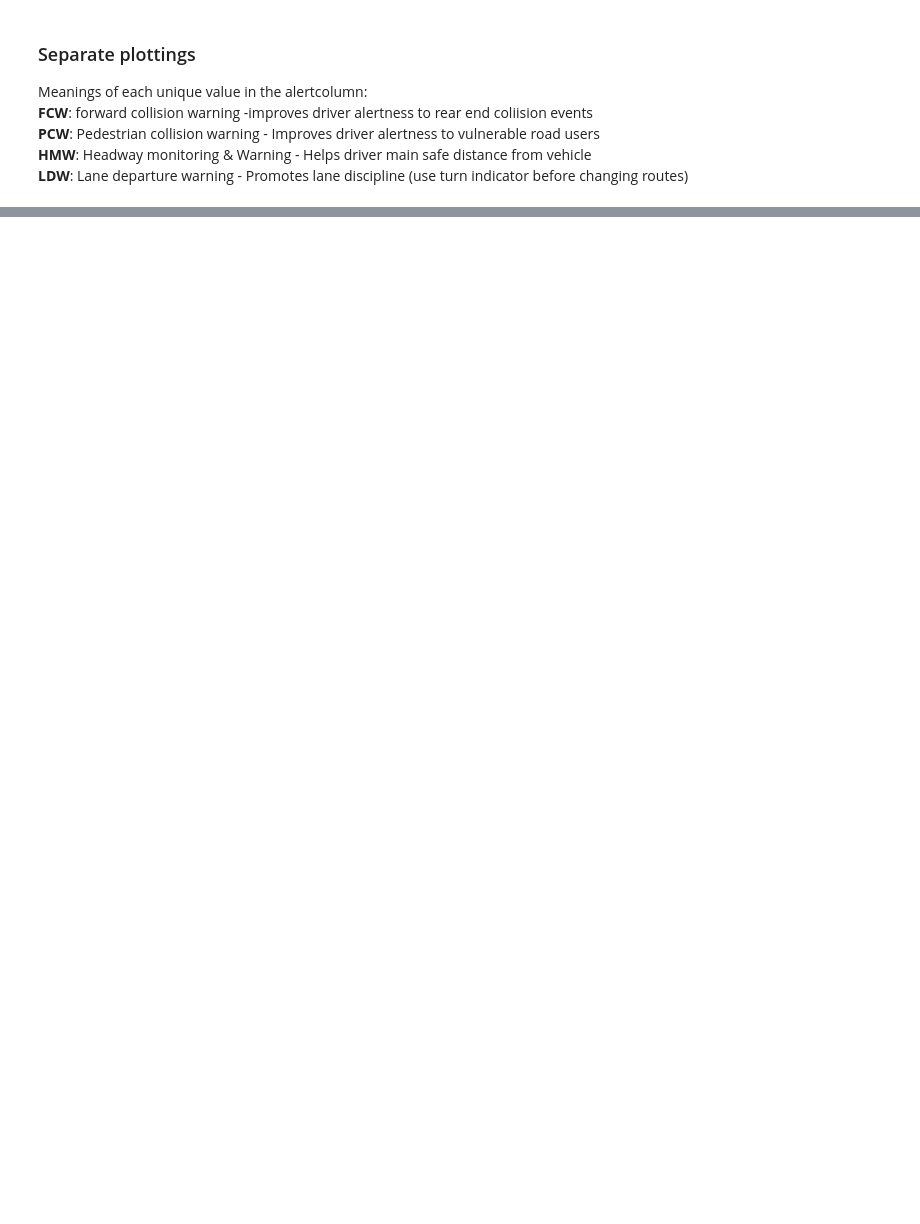
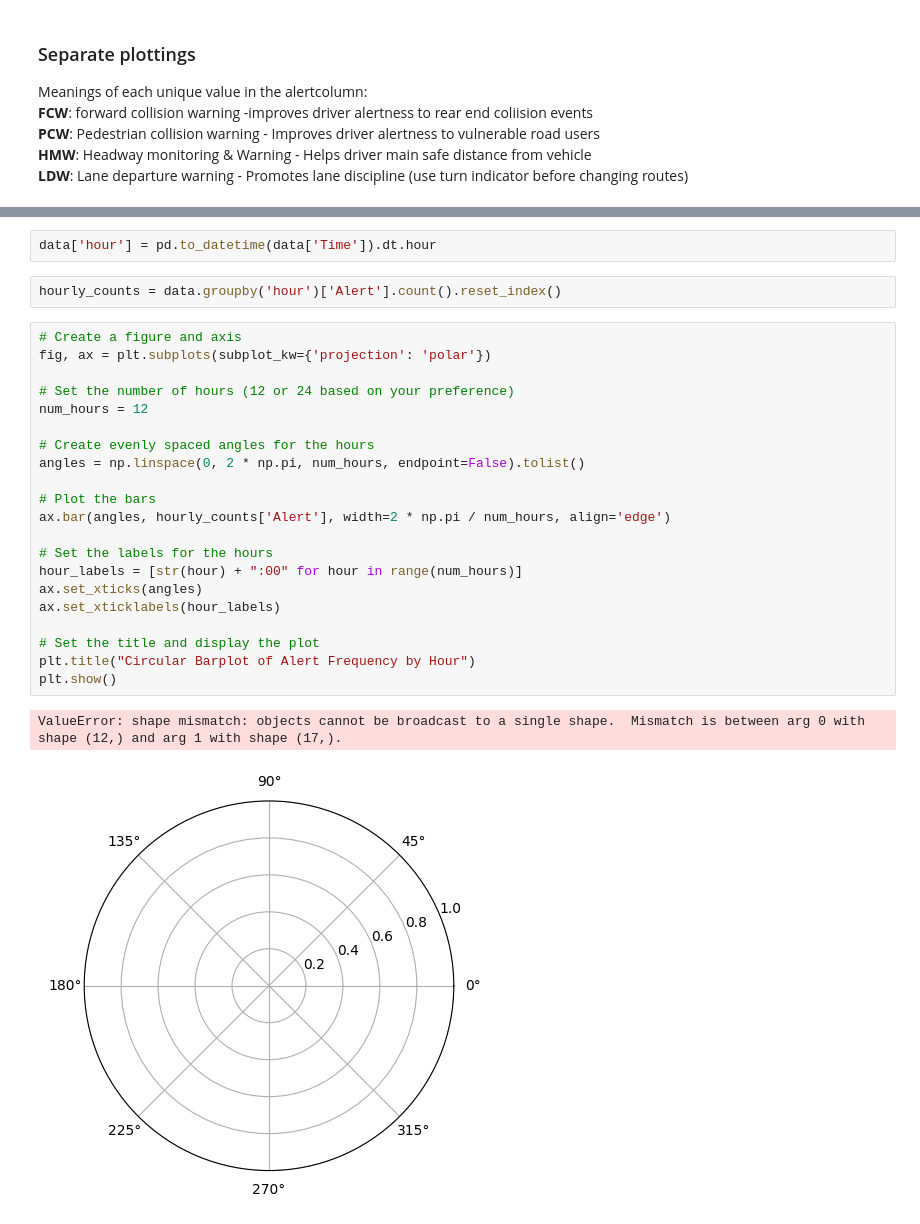
Before and after one commit to akashrai2003/Team-TrailBlazers, a Jupyter notebook: unnati_phase1_data_revised/intel2.ipynb, the cells around one changed output, grey strips where cells are left out. Saved outputs shown, nothing was run; the diff lists cells and outputs as text; blank space fills up the shorter version.

```diff
--- a/unnati_phase1_data_revised/intel2.ipynb
+++ b/unnati_phase1_data_revised/intel2.ipynb
@@ -721,0 +569,28 @@ plt.xticks(fontsize=5)
+# %%
+data['hour'] = pd.to_datetime(data['Time']).dt.hour
+# %%
+hourly_counts = data.groupby('hour')['Alert'].count().reset_index()
+# %%
+# Create a figure and axis
+fig, ax = plt.subplots(subplot_kw={'projection': 'polar'})
+
+# Set the number of hours (12 or 24 based on your preference)
+num_hours = 12
+
+# Create evenly spaced angles for the hours
+angles = np.linspace(0, 2 * np.pi, num_hours, endpoint=False).tolist()
+
+# Plot the bars
+ax.bar(angles, hourly_counts['Alert'], width=2 * np.pi / num_hours, align='edge')
+
+# Set the labels for the hours
+hour_labels = [str(hour) + ":00" for hour in range(num_hours)]
+ax.set_xticks(angles)
+ax.set_xticklabels(hour_labels)
+
+# Set the title and display the plot
+plt.title("Circular Barplot of Alert Frequency by Hour")
+plt.show()
+# %% [output]
+ValueError: shape mismatch: objects cannot be broadcast to a single shape.  Mismatch is between arg 0 with shape (12,) and arg 1 with shape (17,).
+[figure, added]
```
Also changed, not shown: parts of 50 cells of this notebook, 6 other files.
